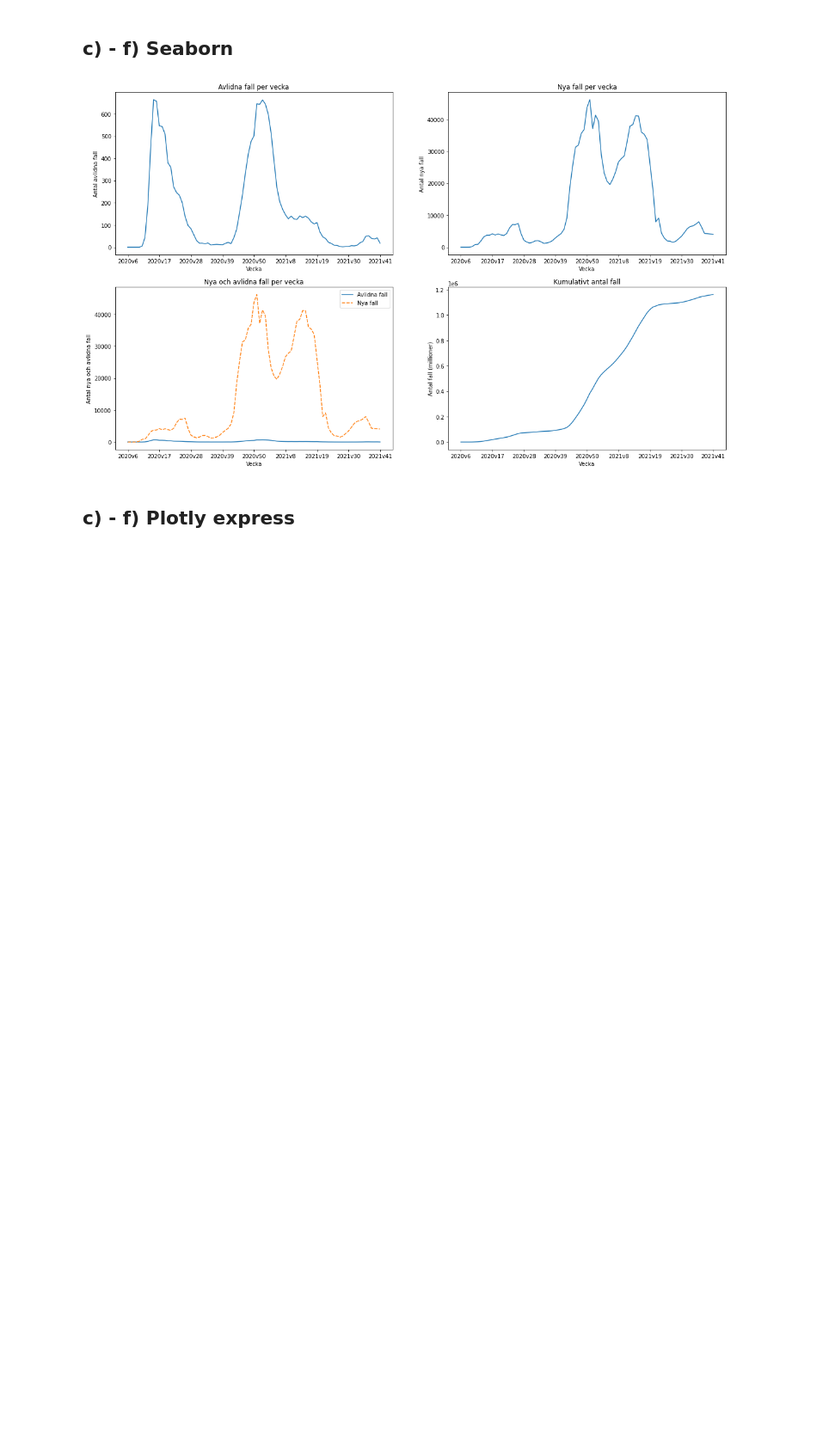
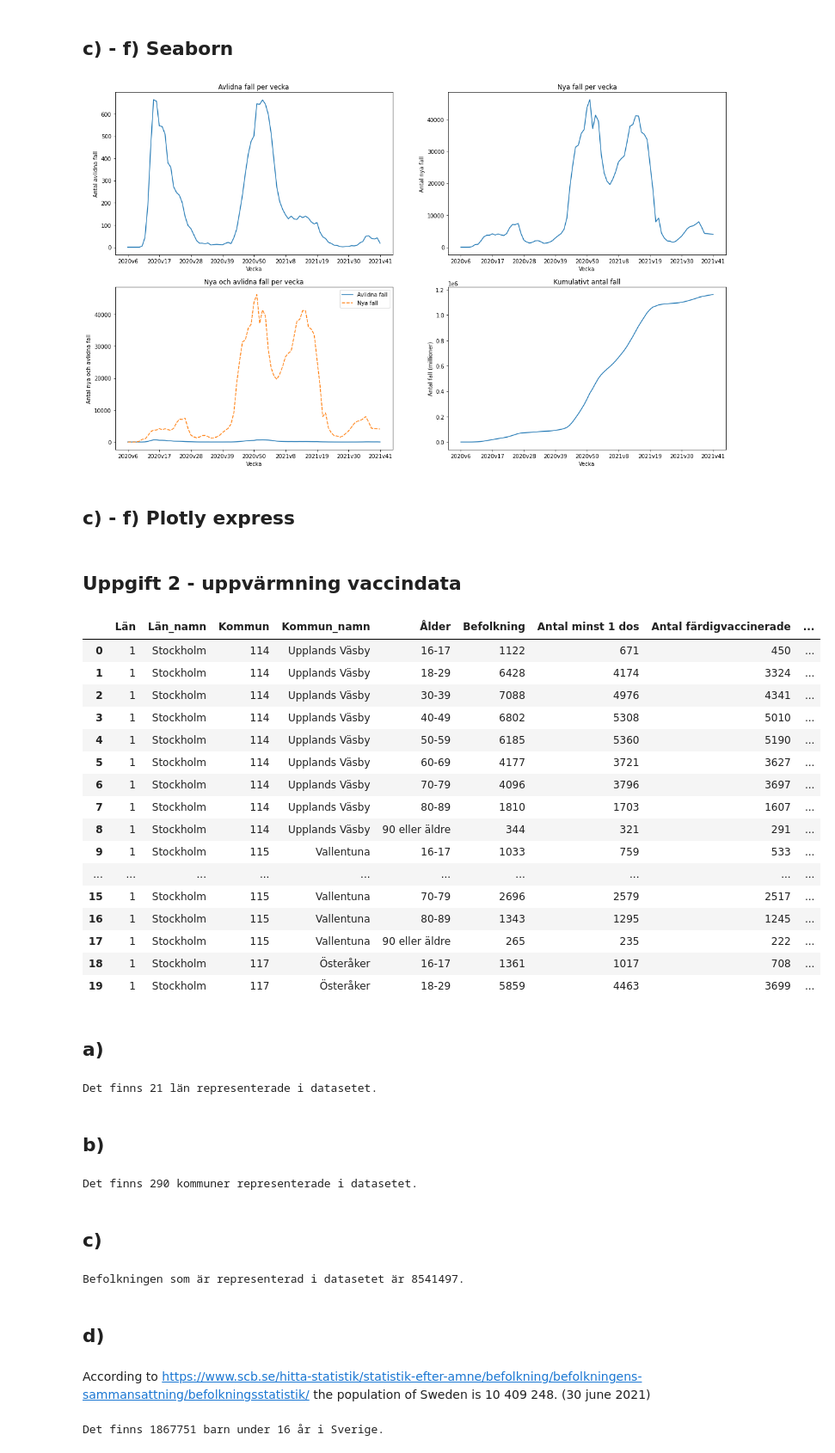
Before and after one commit to cseander/Databehandling-Christopher-Seander, a Jupyter notebook: Labs/Lab1.ipynb, the cells around one changed output. Shown at 86% size. Saved outputs shown, nothing was run; the diff lists cells and outputs as text; code cells hidden in the pictures; blank space fills up the shorter version.

```diff
--- a/Labs/Lab1.ipynb
+++ b/Labs/Lab1.ipynb
@@ -153,3 +151,59 @@ fig.show()
 # %%
 # cumulative cases
 px_line(covid19, "Vecka", "Kum_antal_fall", "Kumulativt antal fall", {"Kum_antal_fall" : "Antal fall"}, "Visualiseringar/Kumulativt_antal_fall.html")
+# %% [markdown]
+## Uppgift 2 - uppvärmning vaccindata
+# %%
+covid19_vaccine_excel = "Data/Folkhalsomyndigheten_Covid19_Vaccine.xlsx"
+covid19_vaccine = pd.read_excel(covid19_vaccine_excel, sheet_name="Vaccinerade kommun och ålder")
+
+covid19_vaccine.head(20)
+# %% [output]
+|  | Län | Län_namn | Kommun | Kommun_namn | Ålder | Befolkning | Antal minst 1 dos | Antal färdigvaccinerade | ... |
+| 0 | 1 | Stockholm | 114 | Upplands Väsby | 16-17 | 1122 | 671 | 450 | ... |
+| 1 | 1 | Stockholm | 114 | Upplands Väsby | 18-29 | 6428 | 4174 | 3324 | ... |
+| 2 | 1 | Stockholm | 114 | Upplands Väsby | 30-39 | 7088 | 4976 | 4341 | ... |
+| 3 | 1 | Stockholm | 114 | Upplands Väsby | 40-49 | 6802 | 5308 | 5010 | ... |
+| 4 | 1 | Stockholm | 114 | Upplands Väsby | 50-59 | 6185 | 5360 | 5190 | ... |
+| 5 | 1 | Stockholm | 114 | Upplands Väsby | 60-69 | 4177 | 3721 | 3627 | ... |
+| 6 | 1 | Stockholm | 114 | Upplands Väsby | 70-79 | 4096 | 3796 | 3697 | ... |
+| 7 | 1 | Stockholm | 114 | Upplands Väsby | 80-89 | 1810 | 1703 | 1607 | ... |
+| 8 | 1 | Stockholm | 114 | Upplands Väsby | 90 eller äldre | 344 | 321 | 291 | ... |
+| 9 | 1 | Stockholm | 115 | Vallentuna | 16-17 | 1033 | 759 | 533 | ... |
+| ... | ... | ... | ... | ... | ... | ... | ... | ... | ... |
+| 15 | 1 | Stockholm | 115 | Vallentuna | 70-79 | 2696 | 2579 | 2517 | ... |
+| 16 | 1 | Stockholm | 115 | Vallentuna | 80-89 | 1343 | 1295 | 1245 | ... |
+| 17 | 1 | Stockholm | 115 | Vallentuna | 90 eller äldre | 265 | 235 | 222 | ... |
+| 18 | 1 | Stockholm | 117 | Österåker | 16-17 | 1361 | 1017 | 708 | ... |
+| 19 | 1 | Stockholm | 117 | Österåker | 18-29 | 5859 | 4463 | 3699 | ... |
+# %% [markdown]
+## a)
+# %%
+counties = len(covid19_vaccine["Län_namn"].value_counts())
+print(f"Det finns {counties} län representerade i datasetet.")
+# %% [output]
+Det finns 21 län representerade i datasetet.
+# %% [markdown]
+## b)
+# %%
+municipalities = len(covid19_vaccine["Kommun_namn"].value_counts())
+print(f"Det finns {municipalities} kommuner representerade i datasetet.")
+# %% [output]
+Det finns 290 kommuner representerade i datasetet.
+# %% [markdown]
+## c)
+# %%
+population = covid19_vaccine["Befolkning"].sum()
+print(f"Befolkningen som är representerad i datasetet är {population}.")
+# %% [output]
+Befolkningen som är representerad i datasetet är 8541497.
+# %% [markdown]
+## d)
+# %% [markdown]
+According to https://www.scb.se/hitta-statistik/statistik-efter-amne/befolkning/befolkningens-sammansattning/befolkningsstatistik/ the population of Sweden is 10 409 248. (30 june 2021)
+# %%
+sweden_population = 10409248
+under16 = sweden_population - population
+print(f"Det finns {under16} barn under 16 år i Sverige.")
+# %% [output]
+Det finns 1867751 barn under 16 år i Sverige.
```
Also changed, not shown: parts of 7 cells of this notebook, 6 other files.
